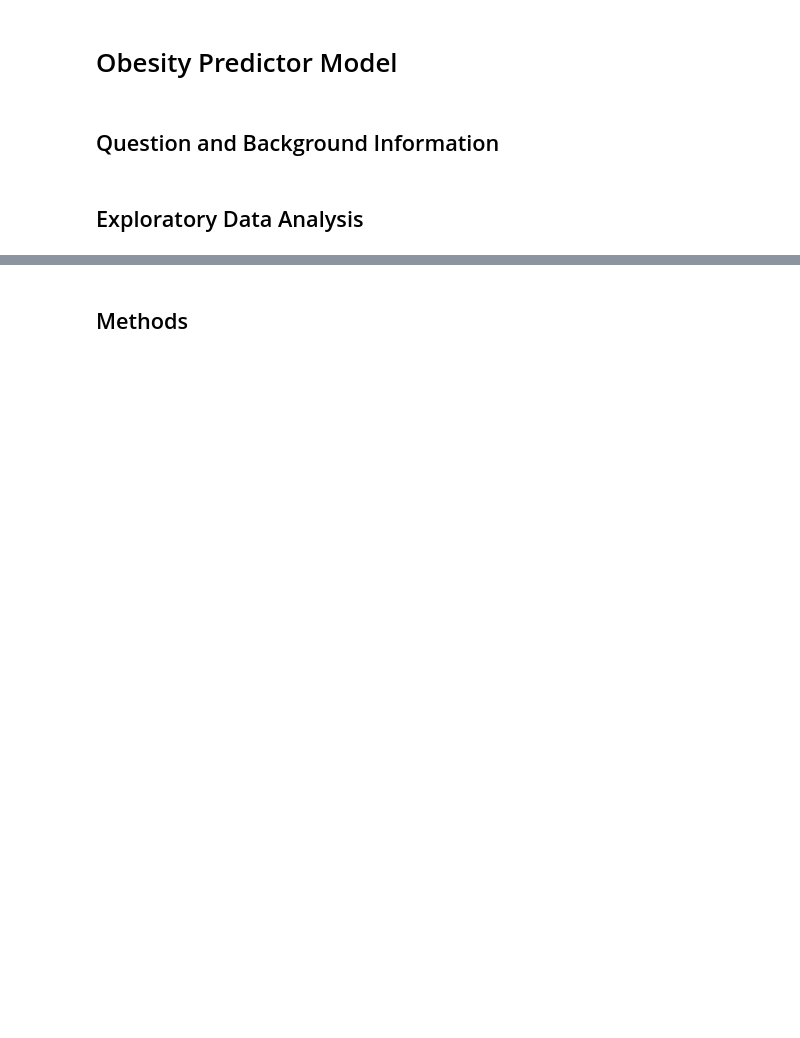
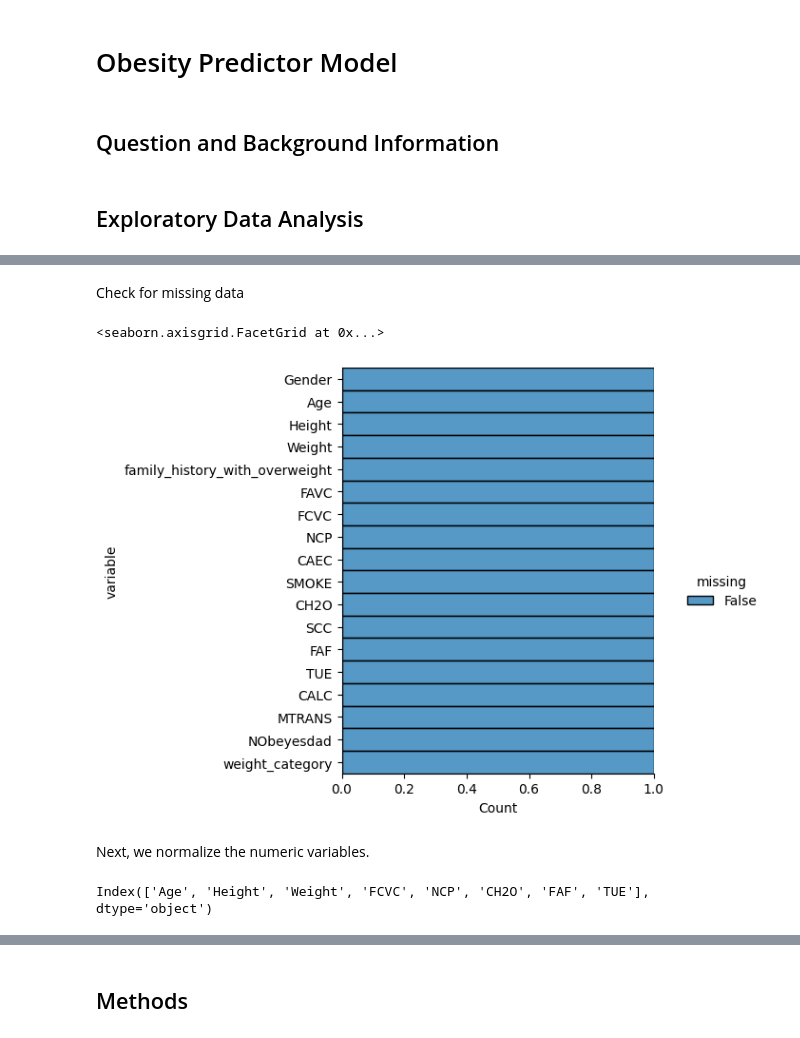
Before and after one commit to fariha-tasneem/DS3001-FinalProject, a Jupyter notebook: obesity_model.ipynb, the cells around one changed output, grey strips where cells are left out. Saved outputs shown, nothing was run; the diff lists cells and outputs as text; code cells hidden in the pictures; blank space fills up the shorter version.

```diff
--- a/obesity_model.ipynb
+++ b/obesity_model.ipynb
@@ -65,0 +62,22 @@ memory usage: 280.5+ KB
+# %%
+underweight = ['Insufficient_Weight']
+normal = ['Normal_Weight']
+overweight = ['Overweight_Level_I', 'Overweight_Level_II']
+obese = ['Obesity_Type_I', 'Obesity_Type_II', 'Obesity_Type_III']
+
+# Function to categorize weight
+def categorize_weight(row):
+    if row in underweight:
+        return 'underweight'
+    elif row in normal:
+        return 'normal'
+    elif row in overweight:
+        return 'overweight'
+    elif row in obese:
+        return 'obese'
+
+# Apply the function to create a new column
+obesity['weight_category'] = obesity['NObeyesdad'].apply(categorize_weight)
+
+obesity
+obesity.weight_category.value_counts()
@@ -86,7 +114,5 @@ NObeyesdad                         object
 dtype: object
 # %%
-# Get columns with object data type
-object_columns = obesity.select_dtypes(include=['object']).columns
-
-# Convert object columns to categorical
-obesity[object_columns] = obesity[object_columns].astype('category')
+cat = obesity.select_dtypes(include=['object']).columns.tolist()
+obesity[cat] = obesity[cat].astype('category')
+obesity.info()
@@ -92,0 +137,21 @@ obesity[object_columns] = obesity[object_columns].astype('category')
+# %% [markdown]
+Check for missing data
+# %%
+import seaborn as sns
+sns.displot(
+    data=obesity.isna().melt(value_name="missing"),
+    y="variable",
+    hue="missing",
+    multiple="fill",
+    aspect=1.25
+)
+# %% [output]
+<seaborn.axisgrid.FacetGrid at 0x...>
+[figure, added]
+# %% [markdown]
+Next, we normalize the numeric variables.
+# %%
+numeric_cols = obesity.select_dtypes(include=['int64', 'float64']).columns
+print(numeric_cols)
+# %% [output]
+Index(['Age', 'Height', 'Weight', 'FCVC', 'NCP', 'CH2O', 'FAF', 'TUE'], dtype='object')
```
Also changed, not shown: parts of 49 cells of this notebook, 2 other files.
